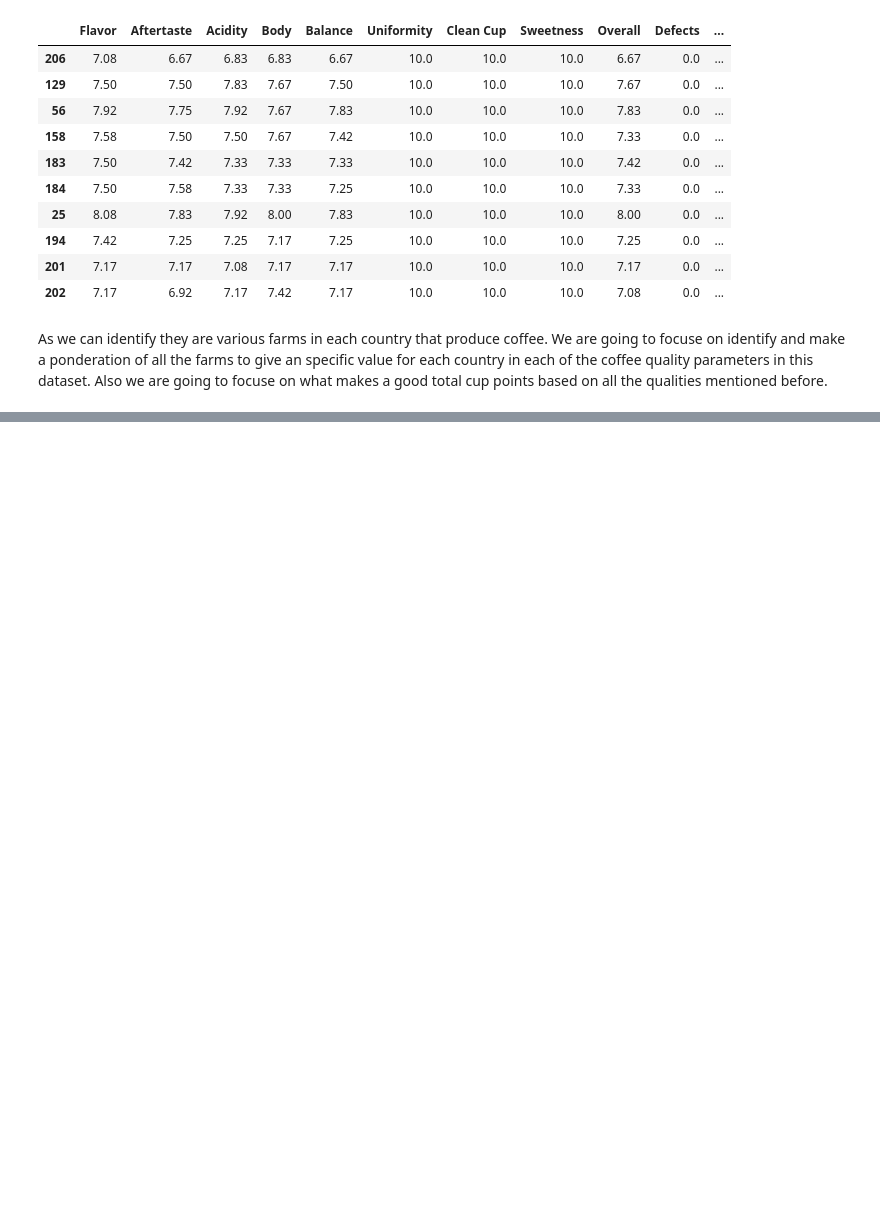
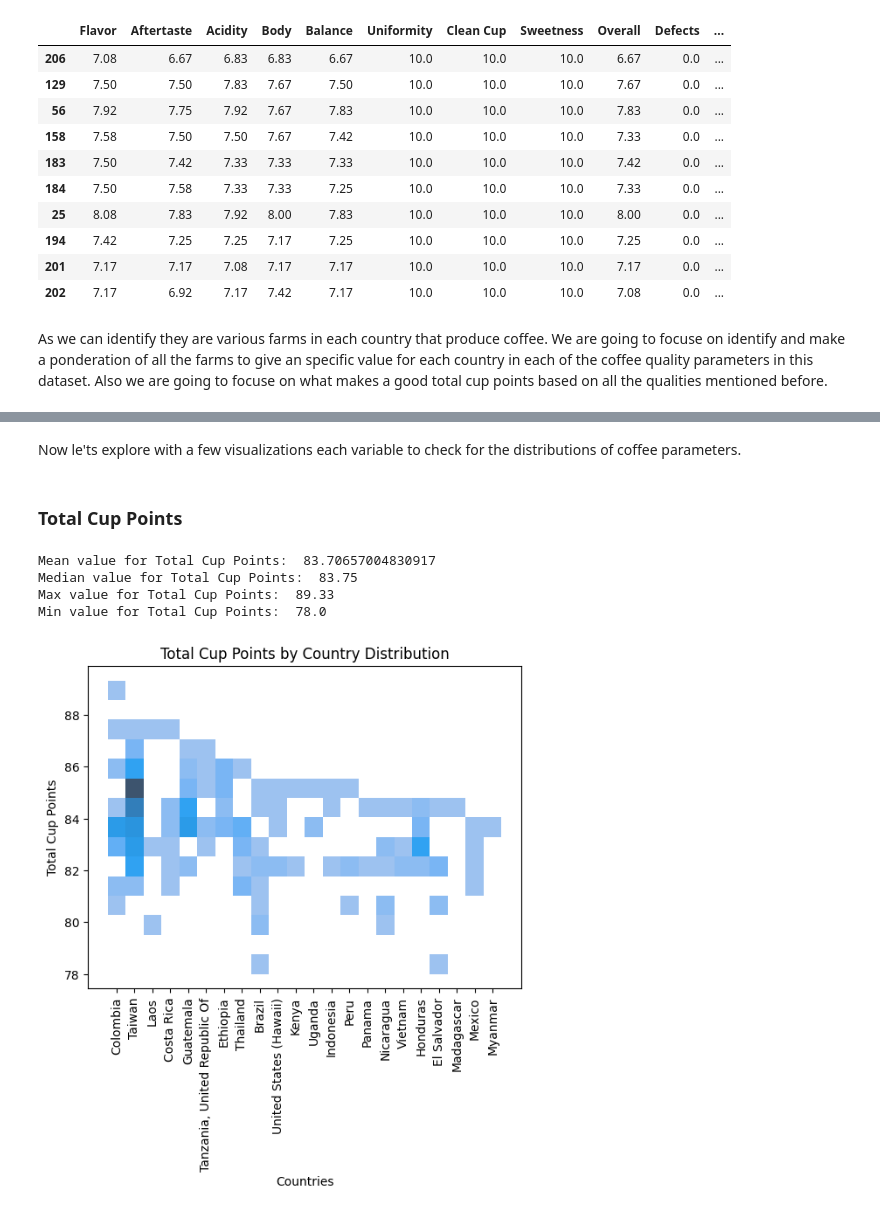
Before and after one commit to DBulnes97/Proyecto01, a Jupyter notebook: quality_coffee.ipynb, the cells around one changed output, grey strips where cells are left out. Drawn from its saved outputs; the diff is of its cells as text; code cells hidden in the pictures; blank space fills up the shorter version.

```diff
--- a/quality_coffee.ipynb
+++ b/quality_coffee.ipynb
@@ -129,0 +243,26 @@ As we can identify they are various farms in each country that produce coffee. W
+# %% [markdown]
+Now le'ts explore with a few visualizations each variable to check for the distributions of coffee parameters.
+# %% [markdown]
+### Total Cup Points
+# %%
+#Printing statistical information of total cup points:
+print("Mean value for Total Cup Points: ", df_coffee_parameters['Total Cup Points'].mean(),
+      "\nMedian value for Total Cup Points: ", df_coffee_parameters['Total Cup Points'].median(),
+      "\nMax value for Total Cup Points: ", df_coffee_parameters['Total Cup Points'].max(),
+      "\nMin value for Total Cup Points: ", df_coffee_parameters['Total Cup Points'].min())
+
+#Explore a distribution plot of the total cup points by country
+fig, ax1 = plt.subplots()
+sp1= sns.histplot(data=df_coffee_parameters, x=Countries, y= df_coffee_parameters_countries['Total Cup Points'], ax=ax1)
+ax1.set_xlabel('Countries')
+ax1.set_ylabel('Total Cup Points')
+ax1.set_title('Total Cup Points by Country Distribution')
+legend = ax1.get_legend()
+plt.xticks(rotation=90)
+plt.show()
+# %% [output]
+Mean value for Total Cup Points:  83.70657004830917
+Median value for Total Cup Points:  83.75
+Max value for Total Cup Points:  89.33
+Min value for Total Cup Points:  78.0
+[figure, added]
```
Also changed, not shown: parts of 25 cells of this notebook.
